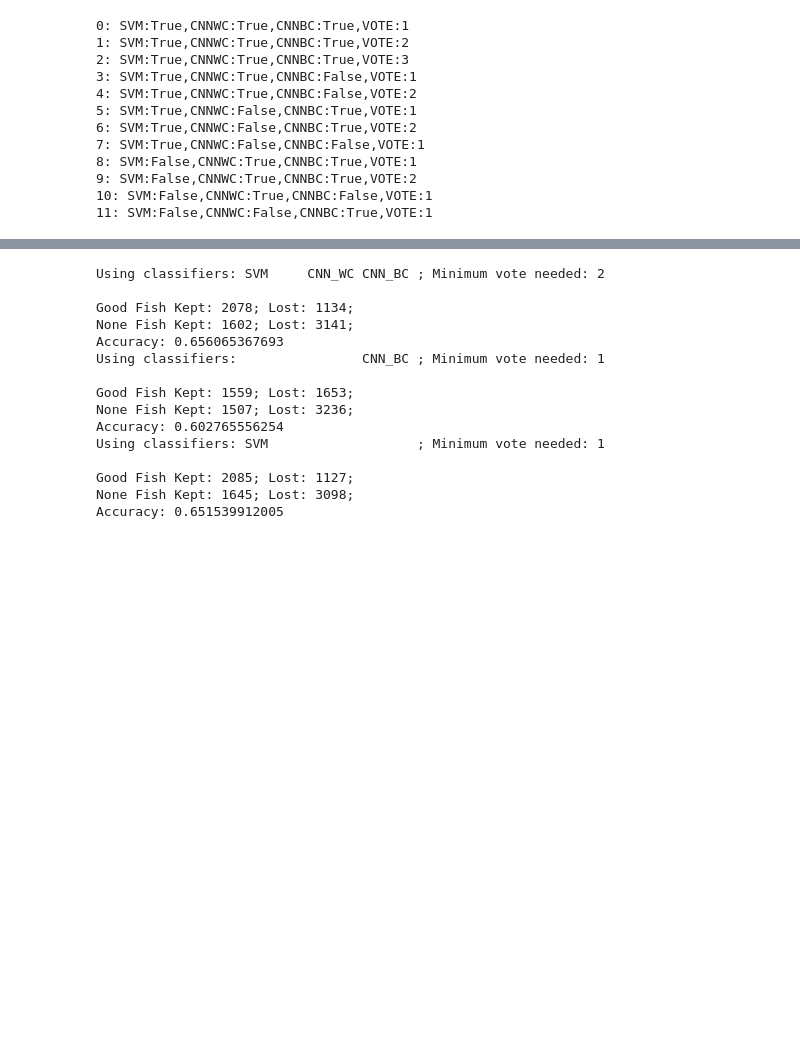
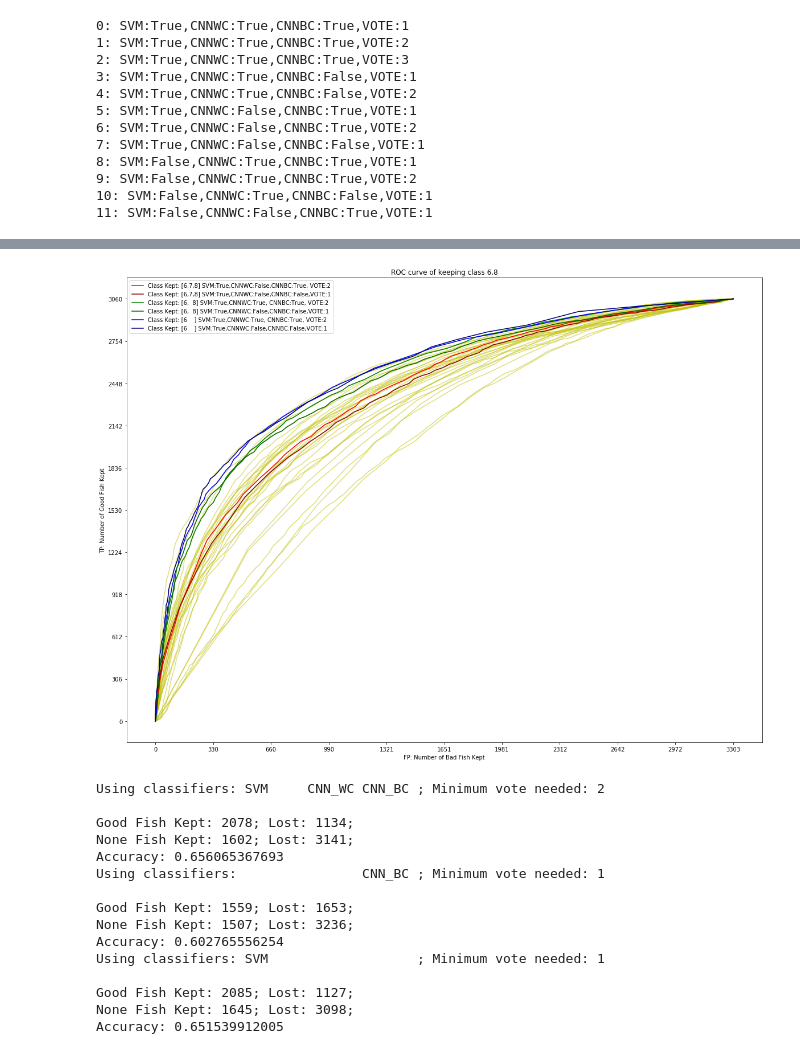
Before and after one commit to JianmengYu/f4k, a Jupyter notebook: final cleaning.ipynb, the cells around one changed output, grey strips where cells are left out. Saved outputs shown, nothing was run; the diff lists cells and outputs as text; code cells hidden in the pictures; blank space fills up the shorter version.

```diff
--- a/final cleaning.ipynb
+++ b/final cleaning.ipynb
@@ -314,3 +363,50 @@ plt.show()
+# %%
+roc = np.load("/afs/inf.ed.ac.uk/group/project/F4KC/roc.npy")
+roc = roc / np.array([0.95267746,0.69639469]).reshape((1,2,1))
+
+#print(roc.shape)
+
+plt.figure(figsize=(20,15))
+for i in range(36):
+    plt.plot(roc[i,1,:],roc[i,0,:],"y",alpha=0.5)
+
+for i in range(36):
+    if i == 6*3+0:
+        a1, = plt.plot(roc[i,1,:],roc[i,0,:],"r")
+    if i == 7*3+0:
+        a2, = plt.plot(roc[i,1,:],roc[i,0,:],"darkred")
+
+    if i == 1*3+1:
+        a3, = plt.plot(roc[i,1,:],roc[i,0,:],"g")
+    if i == 7*3+1:
+        a4, = plt.plot(roc[i,1,:],roc[i,0,:],"darkgreen")
+
+    if i == 1*3+2:
+        a5, = plt.plot(roc[i,1,:],roc[i,0,:],"b")
+    if i == 7*3+2:
+        a6, = plt.plot(roc[i,1,:],roc[i,0,:],"darkblue")
+
+ax = plt.gca()
+ax.set_xlabel("FP: Number of Bad Fish Kept")
+ax.set_ylabel("TP: Number of Good Fish Kept")
+ax.set_title("ROC curve of keeping class 6,8")
+
+titles = ["Class Kept: [6,7,8] SVM:True,CNNWC:False,CNNBC:True, VOTE:2",
+          "Class Kept: [6,7,8] SVM:True,CNNWC:False,CNNBC:False,VOTE:1",
+          "Class Kept: [6,  8] SVM:True,CNNWC:True, CNNBC:True, VOTE:2",
+          "Class Kept: [6,  8] SVM:True,CNNWC:False,CNNBC:False,VOTE:1",
+          "Class Kept: [6    ] SVM:True,CNNWC:True, CNNBC:True, VOTE:2",
+          "Class Kept: [6    ] SVM:True,CNNWC:False,CNNBC:False,VOTE:1"]
+
+ax.set_xticks(np.arange(0,1.1,0.1))
+ax.set_yticks(np.arange(0,1.1,0.1))
+ax.set_xticklabels((np.arange(0,1.1,0.1) * 3303).astype(int))
+ax.set_yticklabels((np.arange(0,1.1,0.1) * 3060).astype(int))
+
+plt.legend([a1,a2,a3,a4,a5,a6],titles)
+plt.show()
+# %% [output]
+[figure, added]
 # %%
 vote(yhats,targets,svm=True,cnn=False,cnnwc=True,cnnbc=True,minvote=2,lim=0.3,keptRange=[6,8])
 vote(yhats,targets,svm=False,cnn=False,cnnwc=False,cnnbc=True,minvote=1,lim=0.3,keptRange=[6,8])
```
Also changed, not shown: parts of 24 cells of this notebook, 17 other files.
